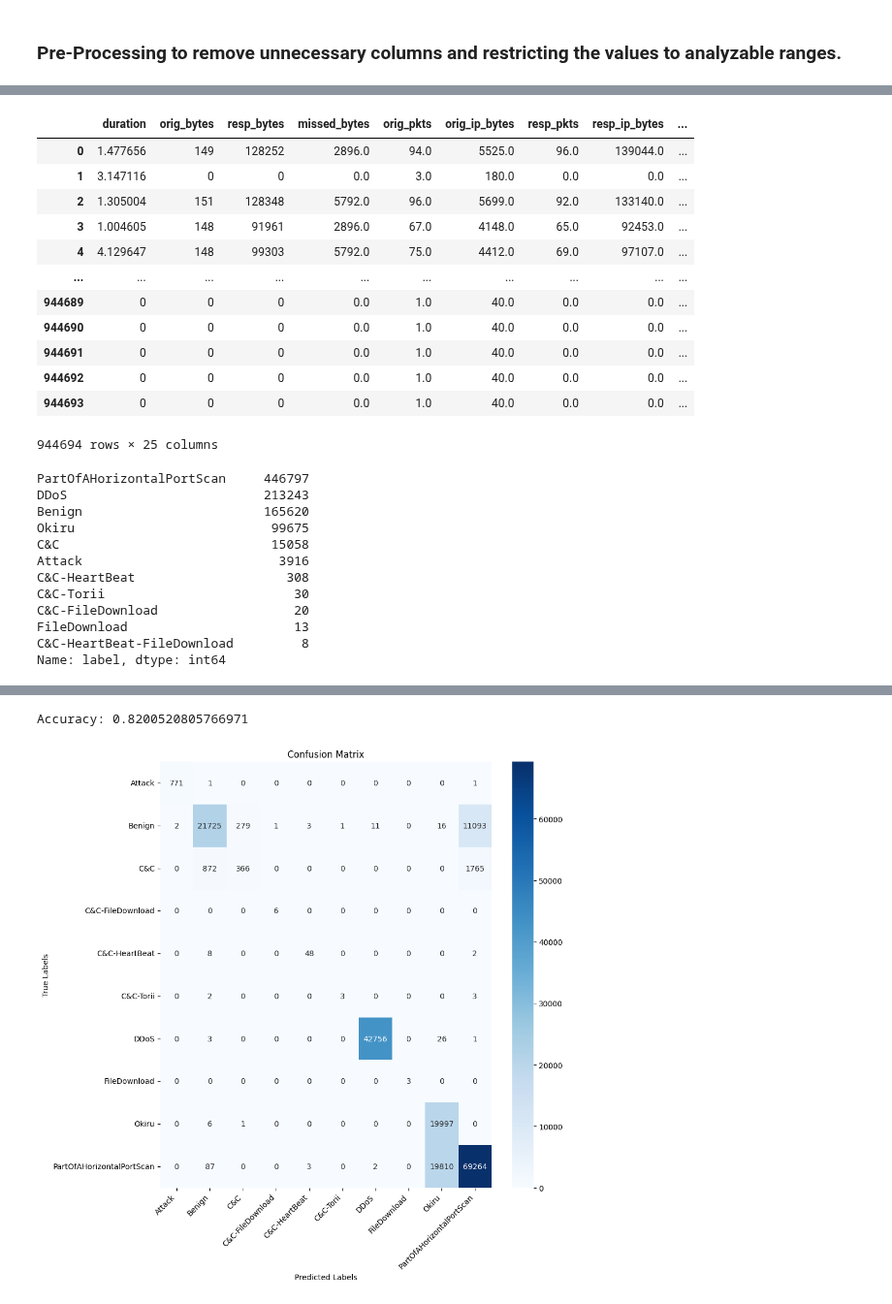
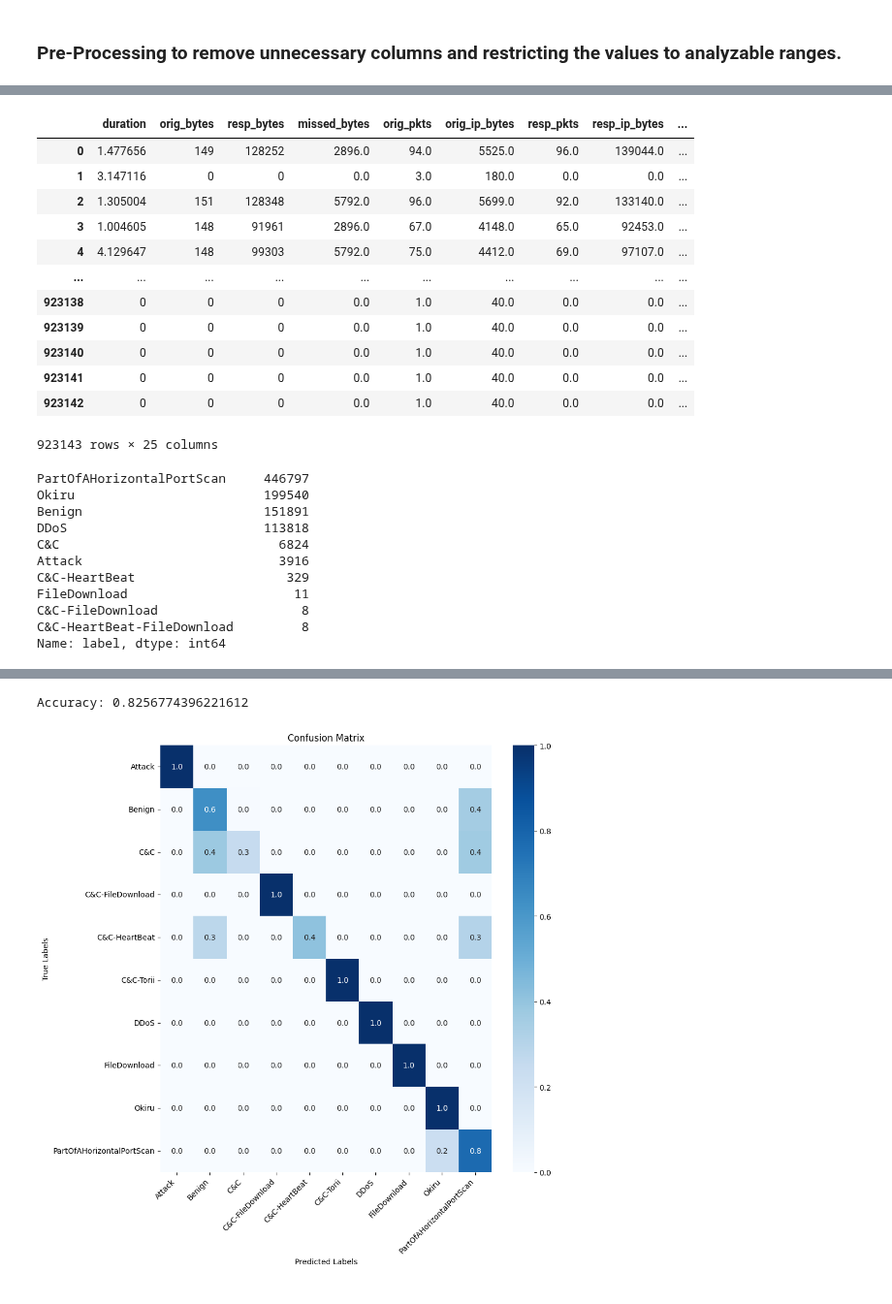
Before and after one commit to WiresharkIO/ML_4_IOT_Security, a Jupyter notebook: Model/Random_Forest.ipynb, the cells around one changed output, grey strips where cells are left out. Shown at 97% size. Drawn from its saved outputs; the diff is of its cells as text; code cells hidden in the pictures.

Commit message:
Updated models

```diff
--- a/Model/Random_Forest.ipynb
+++ b/Model/Random_Forest.ipynb
@@ -19,7 +19,7 @@ capture_21_dataset = "D:/Course_Content/2ES/IOT_IDS/Model/CTU-IoT-Malware-Captur
 capture_20_dataset = "D:/Course_Content/2ES/IOT_IDS/Model/CTU-IoT-Malware-Capture-20-1/conn.log"
 capture_49_dataset = "D:/Course_Content/2ES/IOT_IDS/Model/CTU-IoT-Malware-Capture-49-1/conn.log.labeled"
 capture_60_dataset = "D:/Course_Content/2ES/IOT_IDS/Model/CTU-IoT-Malware-Capture-60-1/conn.log.labeled"
-capture_36_dataset = "D:/Course_Content/2ES/IOT_IDS/Model/CTU-IoT-Malware-Capture-60-1/conn.log.labeled"
+capture_36_dataset = "D:/Course_Content/2ES/IOT_IDS/Model/CTU-IoT-Malware-Capture-36-1/conn.log.labeled"
 capture_8_dataset = "D:/Course_Content/2ES/IOT_IDS/Model/CTU-IoT-Malware-Capture-8-1/conn.log"
 capture_35_dataset = "D:/Course_Content/2ES/IOT_IDS/Model/CTU-IoT-Malware-Capture-35-1/conn.log.labeled"
 capture_48_dataset = "D:/Course_Content/2ES/IOT_IDS/Model/CTU-IoT-Malware-Capture-48-1/conn.log"
@@ -28,9 +28,10 @@ capture_3_dataset = "D:/Course_Content/2ES/IOT_IDS/Model/CTU-IoT-Malware-Capture
 capture_9_dataset = "D:/Course_Content/2ES/IOT_IDS/Model/CTU-IoT-Malware-Capture-9-1/conn.log.labeled"
 capture_7_dataset = "D:/Course_Content/2ES/IOT_IDS/Model/CTU-IoT-Malware-Capture-7-1/conn.log"
 
-file_paths = [capture_34_dataset, capture_44_dataset, capture_42_dataset, capture_21_dataset, capture_20_dataset,
-              capture_49_dataset, capture_60_dataset, capture_36_dataset, capture_8_dataset, capture_35_dataset,
-              capture_48_dataset, capture_1_dataset, capture_3_dataset, capture_9_dataset, capture_7_dataset]
+file_paths = [capture_34_dataset, capture_49_dataset, capture_60_dataset, capture_36_dataset,
+              capture_35_dataset, capture_48_dataset, capture_1_dataset, capture_3_dataset,
+              capture_9_dataset, capture_7_dataset, capture_44_dataset, capture_42_dataset,
+             capture_21_dataset, capture_20_dataset, capture_8_dataset]
 
 data_frames = []
 
@@ -204,26 +204,25 @@ df_c
 | 3 | 1.004605 | 148 | 91961 | 2896.0 | 67.0 | 4148.0 | 65.0 | 92453.0 | ... |
 | 4 | 4.129647 | 148 | 99303 | 5792.0 | 75.0 | 4412.0 | 69.0 | 97107.0 | ... |
 | ... | ... | ... | ... | ... | ... | ... | ... | ... | ... |
-| 944689 | 0 | 0 | 0 | 0.0 | 1.0 | 40.0 | 0.0 | 0.0 | ... |
-| 944690 | 0 | 0 | 0 | 0.0 | 1.0 | 40.0 | 0.0 | 0.0 | ... |
-| 944691 | 0 | 0 | 0 | 0.0 | 1.0 | 40.0 | 0.0 | 0.0 | ... |
-| 944692 | 0 | 0 | 0 | 0.0 | 1.0 | 40.0 | 0.0 | 0.0 | ... |
-| 944693 | 0 | 0 | 0 | 0.0 | 1.0 | 40.0 | 0.0 | 0.0 | ... |
+| 923138 | 0 | 0 | 0 | 0.0 | 1.0 | 40.0 | 0.0 | 0.0 | ... |
+| 923139 | 0 | 0 | 0 | 0.0 | 1.0 | 40.0 | 0.0 | 0.0 | ... |
+| 923140 | 0 | 0 | 0 | 0.0 | 1.0 | 40.0 | 0.0 | 0.0 | ... |
+| 923141 | 0 | 0 | 0 | 0.0 | 1.0 | 40.0 | 0.0 | 0.0 | ... |
+| 923142 | 0 | 0 | 0 | 0.0 | 1.0 | 40.0 | 0.0 | 0.0 | ... |
-944694 rows × 25 columns
+923143 rows × 25 columns
 # %%
 df_c = df_c[df_c['label'] != -1]
 df_c['label'].value_counts()
 # %% [output]
 PartOfAHorizontalPortScan     446797
-DDoS                          213243
-Benign                        165620
-Okiru                          99675
-C&C                            15058
+Okiru                         199540
+Benign                        151891
+DDoS                          113818
+C&C                             6824
 Attack                          3916
-C&C-HeartBeat                    308
-C&C-Torii                         30
-C&C-FileDownload                  20
-FileDownload                      13
+C&C-HeartBeat                    329
+FileDownload                      11
+C&C-FileDownload                   8
 C&C-HeartBeat-FileDownload         8
 Name: label, dtype: int64
 # %%
@@ -253,7 +252,7 @@ Y = df_c['label']
 # %%
 X_train, X_test, y_train, y_test = train_test_split(X, Y, test_size=0.2, random_state=42)
 
-rf_classifier = RandomForestClassifier(n_estimators=200)
+rf_classifier = RandomForestClassifier(n_estimators=300)
 
 rf_classifier.fit(X_train, y_train)
 
@@ -262,4 +261,4 @@ y_pred = rf_classifier.predict(X_test)
 accuracy = accuracy_score(y_test, y_pred)
 print("Accuracy:", accuracy)
 # %% [output]
-Accuracy: 0.8200520805766971
+Accuracy: 0.8256774396221612
@@ -327,19 +265,21 @@ Accuracy: 0.8200520805766971
 # %%
-cm = confusion_matrix(y_test, y_pred)
-
+cm_prob = confusion_matrix(y_test, y_pred, normalize='true')
+# print(cm)
 classes = ['Attack', 'Benign', 'C&C', 'C&C-FileDownload', 'C&C-HeartBeat',
            'C&C-Torii', 'DDoS', 'FileDownload', 'Okiru', 'PartOfAHorizontalPortScan']
 
+
 plt.figure(figsize=(10, 10))
-sns.heatmap(cm, annot=True, fmt='d', cmap='Blues', xticklabels=classes, yticklabels=classes)
+sns.heatmap(cm_prob, annot=True, fmt='0.1f', cmap='Blues', xticklabels=classes, yticklabels=classes)
+# sns.heatmap(cm, annot=True, fmt='d', cmap='Blues', xticklabels=classes, yticklabels=classes)
 
 plt.xlabel('Predicted Labels')
 plt.ylabel('True Labels')
 plt.title('Confusion Matrix')
 plt.xticks(rotation=45, ha='right')
 plt.yticks(rotation=0)
 plt.tight_layout()
 
 plt.show()
 # %% [output]
-[figure, old version]
+[figure, new version]
```
Also changed, not shown: parts of 9 cells of this notebook, 3 other files.
